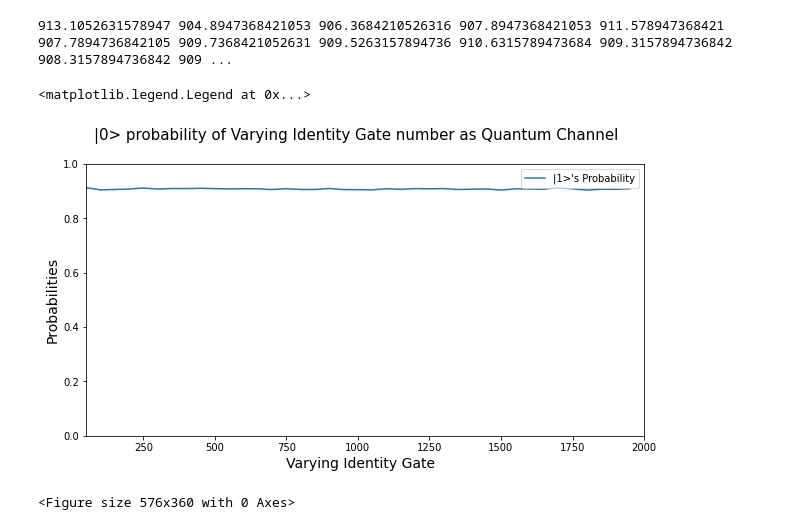
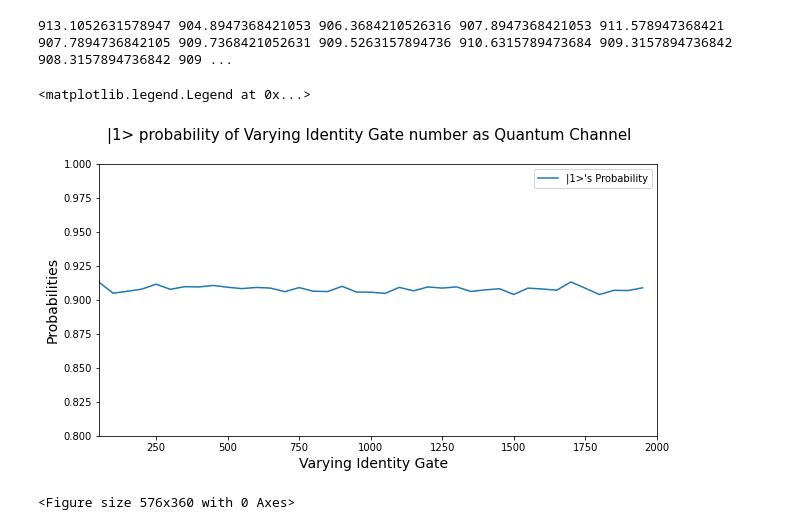
Before and after one commit to bishwajitprasadgond/QuantumComputingQiskit, a Jupyter notebook: Identity Gate new 50 to 2000 (9) (3)(1).ipynb, the cells around one changed output. Drawn from its saved outputs; the diff is of its cells as text; code cells hidden in the pictures.

```diff
--- a/Identity Gate new 50 to 2000 (9) (3)(1).ipynb
+++ b/Identity Gate new 50 to 2000 (9) (3)(1).ipynb
@@ -99,33 +99,33 @@ Mean=[0.9131052631578947, 0.9048947368421053, 0.9063684210526316, 0.907894736842
 # %%
 
 %config InlineBackend.print_figure_kwargs={'facecolor' : "w"}
 
 import matplotlib.pyplot as plt
 from matplotlib.ticker import (AutoMinorLocator, MultipleLocator)
 fig, ax = plt.subplots(figsize=(10, 5))
-fig.suptitle('|0> probability of Varying Identity Gate number as Quantum Channel',fontsize=15)
+fig.suptitle('|1> probability of Varying Identity Gate number as Quantum Channel',fontsize=15)
 # naming the x axis
 plt.xlabel('Varying Identity Gate  ',fontsize=14)
 # naming the y axis
 plt.ylabel('Probabilities',fontsize=14)
 # giving a title to my graph
 # Set axis ranges; by default this will put major ticks every 25.
 #ax.set_xlim(0, 300)
 #ax.set_ylim(0, 1)
 ax.set_xlim(50,2000)
-ax.set_ylim(0.5, 1)
+ax.set_ylim(0.8, 1)
 fig = plt.figure(figsize=(8,5))
 # line 2 points
 y2 = [0.9131052631578947, 0.9048947368421053, 0.9063684210526316, 0.9078947368421053, 0.911578947368421, 0.9077894736842105, 0.9097368421052631, 0.9095263157894736, 0.9106315789473684, 0.9093157894736842, 0.9083157894736842, 0.9091578947368421, 0.9086842105263158, 0.9060526315789474, 0.9090526315789474, 0.9063684210526316, 0.9061578947368421, 0.910, 0.9057894736842105, 0.9056842105263158, 0.9047894736842105, 0.9092105263157895, 0.9066842105263158, 0.9095263157894736, 0.9086842105263158, 0.909578947368421, 0.9062105263157895, 0.9073684210526316, 0.9082105263157895, 0.904, 0.9086842105263158, 0.908, 0.9071578947368421, 0.9132105263157895, 0.908578947368421, 0.9039473684210526, 0.9070526315789474, 0.9068947368421053, 0.9088947368421053]
 x2 = [50,100,150,200,250,300,350,400,450,500,550,600,650,700,750,800,850,900,950,1000,1050,1100,1150,1200,1250,1300,1350,1400,1450,1500,1550,1600,1650,1700,1750,1800,1850,1900,1950]
 # plotting the line 2 points
 ax.plot(x2, y2, label = "|1>'s Probability")
 #ax.axes.xaxis.set_ticks([])
 # show a legend on the plot
 ax.legend()
 # %% [output]
 <matplotlib.legend.Legend at 0x...>
-[figure, old version]
+[figure, new version]
 <Figure size 576x360 with 0 Axes>
 # %%
 914, 907, 919, 913, 899, 898, 897, 903, 906, 908, 899, 896, 923, 906, 911, 925, 929, 898, 897, 911, 907, 892, 903, 905, 896, 909, 904, 902, 903, 900, 910]
```
Also changed, not shown: parts of 2 cells of this notebook.
